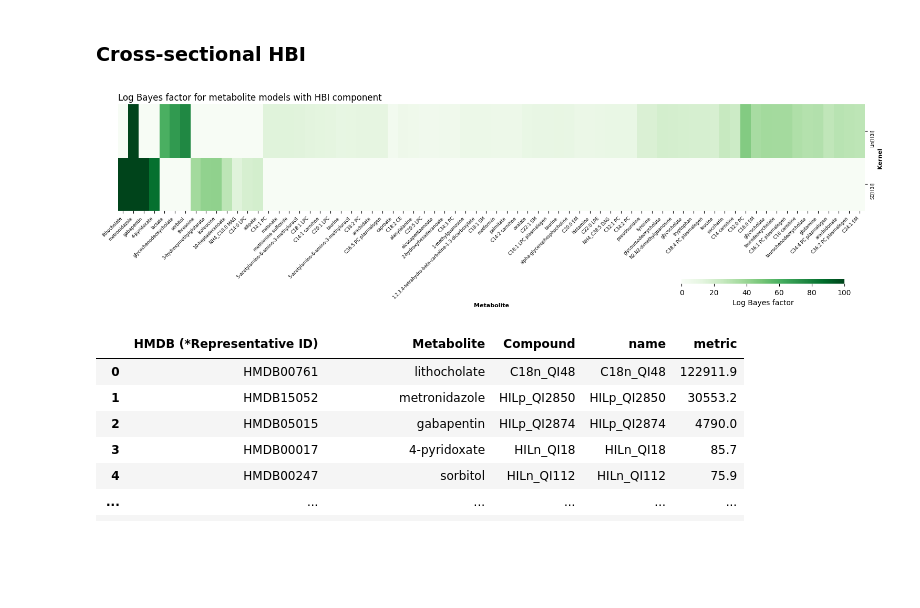
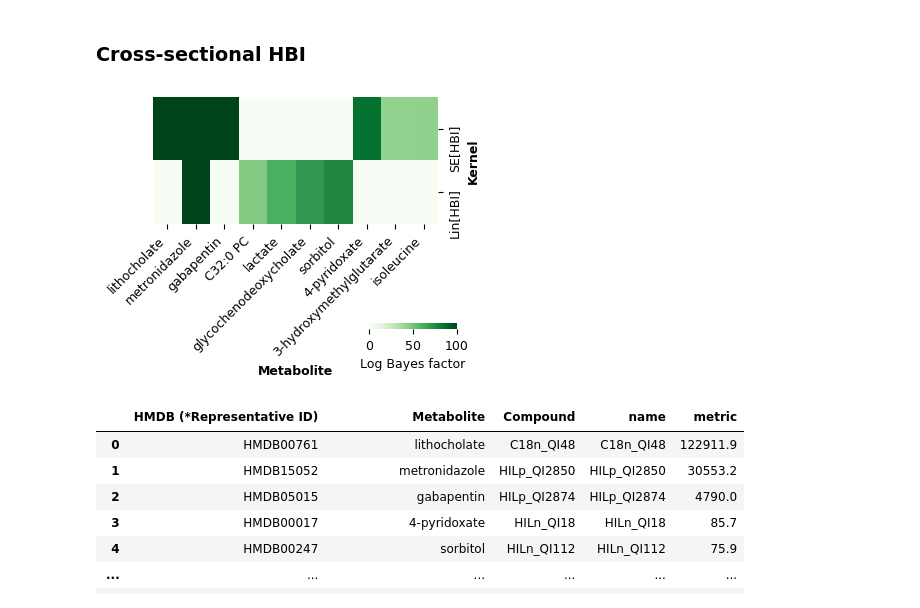
Before and after one commit to omicsEye/waveome, a Jupyter notebook: examples/iHMP/ihmp_waveome.ipynb, the cells around one changed output. Saved outputs shown, nothing was run; the diff lists cells and outputs as text; code cells hidden in the pictures; blank space fills up the shorter version.

```diff
--- a/examples/iHMP/ihmp_waveome.ipynb
+++ b/examples/iHMP/ihmp_waveome.ipynb
@@ -239,8 +281,9 @@ grid.figure.savefig("../../figures/raw_longitudinal_samples.png")
 ## Model Search
 # %%
 # Read in older model search or perform search now (uncomment if we want Adam optimizer instead of Scipy LBFGS)
+fp = "./output/fit_penalized_models.pkl"
 # fp = "./output/fit_penalized_models_adam.pkl"
-fp = "./output/fit_penalized_models.pkl"
+# fp = "./output/fit_penalized_models_adam_gradient.pkl"
 
 if os.path.exists(fp):
     print("Reading in saved model object!")
@@ -270,11 +313,11 @@ else:
                 Lin(),
             ],
         },
-        # optimization_options={
-        #     "optimizer": "adam",
-        #     "adam_learning_rate": 0.001,
-        #     "convergence_threshold": 1e-6
-        # }
+        optimization_options={
+            "optimizer": "adam/gradient",
+            # "adam_learning_rate": 0.001,
+            # "convergence_threshold": 1e-6
+        }
     )
 
     # Save modeling object
@@ -293,43 +336,51 @@ Number of metabolites analyzed: 564
 # %%
 p = gps.plot_heatmap(
     var_cutoff=0,
+    metric_cutoff=41,
     feature_name="hbi",
-    figsize=(15.5, 3.5),
+    figsize=(3.5, 2.5), #(15.5, 3.5),
     cbar_pos=(
-        0.75,
-        -0.05,
-        0.2,
+        0.7, #0.75,
+        -0.01, #-0.05,
+        0.25,
         0.025
     ),
     vmin=0,
     vmax=100,
     show_vals=False,
-    yticklabels=["Lin[HBI]", "SE[HBI]"],
+    yticklabels=["SE[HBI]", "Lin[HBI]"],
     cbar_kws={
         "label": "Log Bayes factor",
         "orientation": "horizontal"
     }
 )
 
 # Clean up figure
-p.ax_heatmap.set_title("Log Bayes factor for metabolite models with HBI component", loc="left")
-p.ax_heatmap.set_xlabel("Metabolite")
-p.ax_heatmap.set_ylabel("Kernel")
+p.ax_heatmap.set_title("", loc="left") #Log Bayes factor for metabolite models with HBI component", loc="left")
+p.ax_heatmap.set_xlabel("Metabolite", fontsize=9)
+p.ax_heatmap.set_ylabel("Kernel", fontsize=9)
 p.ax_row_dendrogram.set_visible(False)
 p.ax_col_dendrogram.set_visible(False)
+p.cax.tick_params(labelsize=9)
+p.cax.set_xlabel("Log Bayes factor", fontsize=9)
 
 # Get metabolite name lookup from compound
 new_x_ticks = [
     mbx_lookup.loc[mbx_lookup.Compound == y, "Metabolite"].values[0]
     for y in [x.get_text() for x in p.ax_heatmap.get_xticklabels()]
 ]
 p.ax_heatmap.set_xticklabels(
-    labels=new_x_ticks
+    labels=new_x_ticks,
+    fontsize=9
 )
-p.savefig(fname="../../figures/ihmp_hbi_heatmap.png", dpi=1000)
+p.ax_heatmap.set_yticklabels(
+    labels=["SE[HBI]", "Lin[HBI]"],
+    fontsize=9
+)
+p.savefig(fname="../../figures/ihmp_hbi_heatmap.png", dpi=600)
 plt.show()
 # %% [output]
-[figure, old version]
+[figure, new version]
 # %%
 # Inspect the top metabolites for cross-sectional HBI feature
 hbi_compounds = pd.merge(
```
Also changed, not shown: parts of 9 cells of this notebook, 2 other files.
